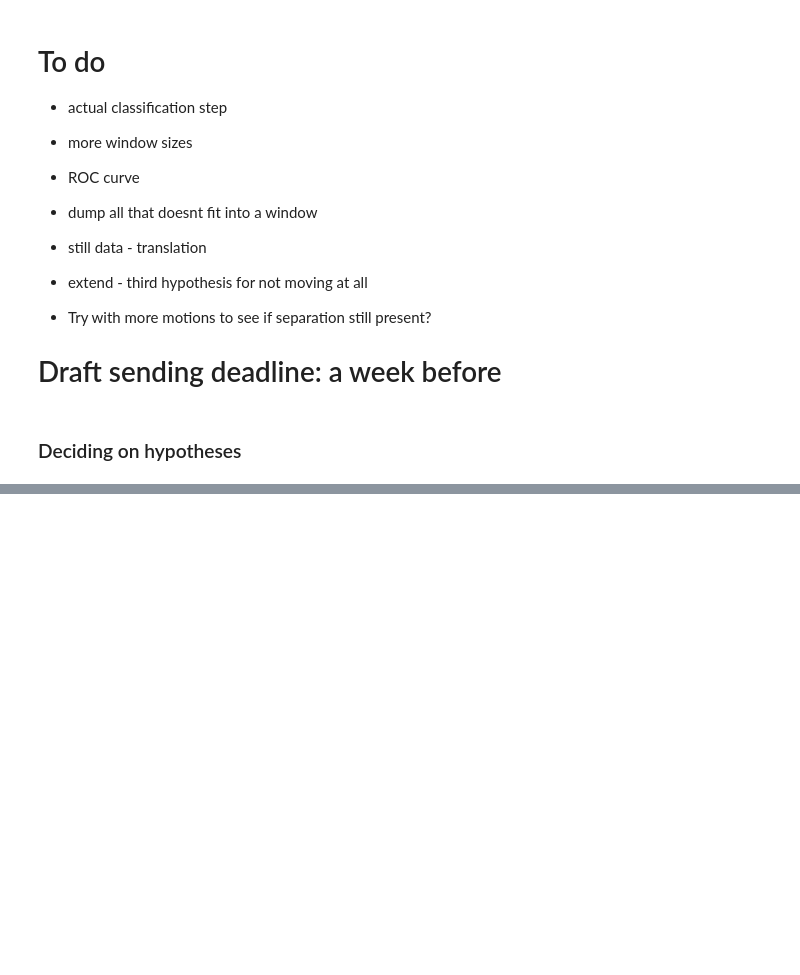
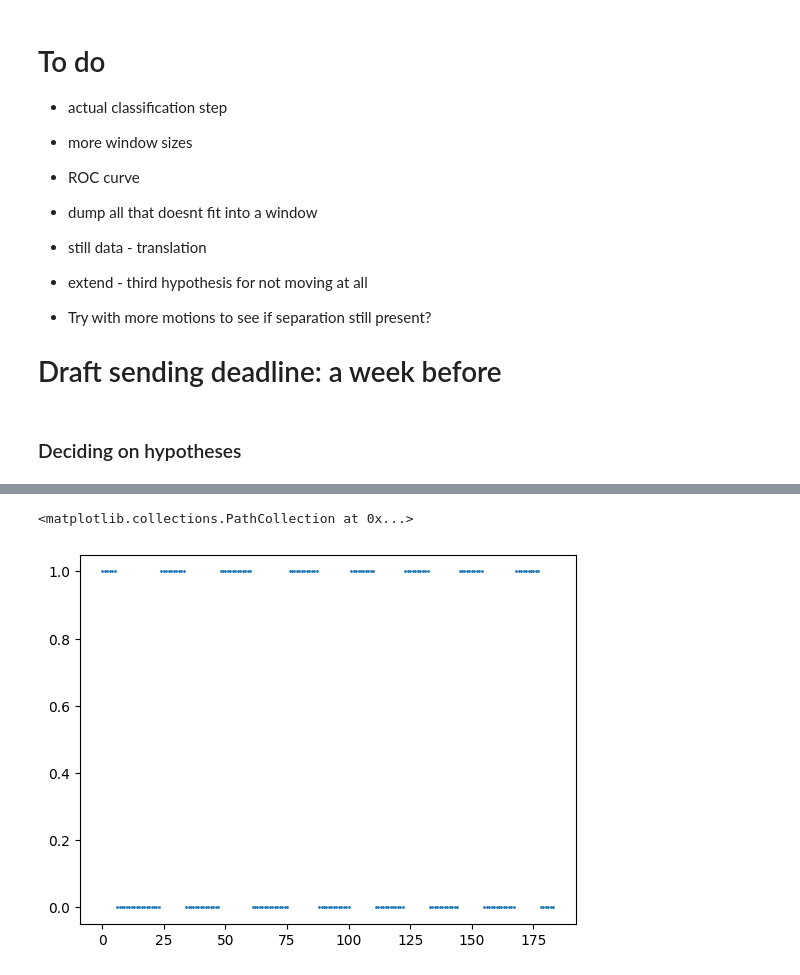
Before and after one commit to sjb296/linear-motion-detection, a Jupyter notebook: main.ipynb, the cells around one changed output, grey strips where cells are left out. Cells and saved outputs as stored; diff of their text form; code cells hidden in the pictures; blank space fills up the shorter version.

```diff
--- a/main.ipynb
+++ b/main.ipynb
@@ -452,0 +467,7 @@ ValueError: ('Lengths must match to compare', (193,), (184,))
+# %%
+# plot_hypotheses(squat_df_trim["seconds_elapsed"][::squat_window_stride], hyp_sets[np.argmax(accs)], s=1)
+interesting_hyps = hyp_sets[int(len(hyp_sets) / 2)]
+plt.scatter([i for i in range(len(interesting_hyps))], interesting_hyps, s=1)
+# %% [output]
+<matplotlib.collections.PathCollection at 0x...>
+[figure, added]
```
Also changed, not shown: parts of 3 cells of this notebook.
